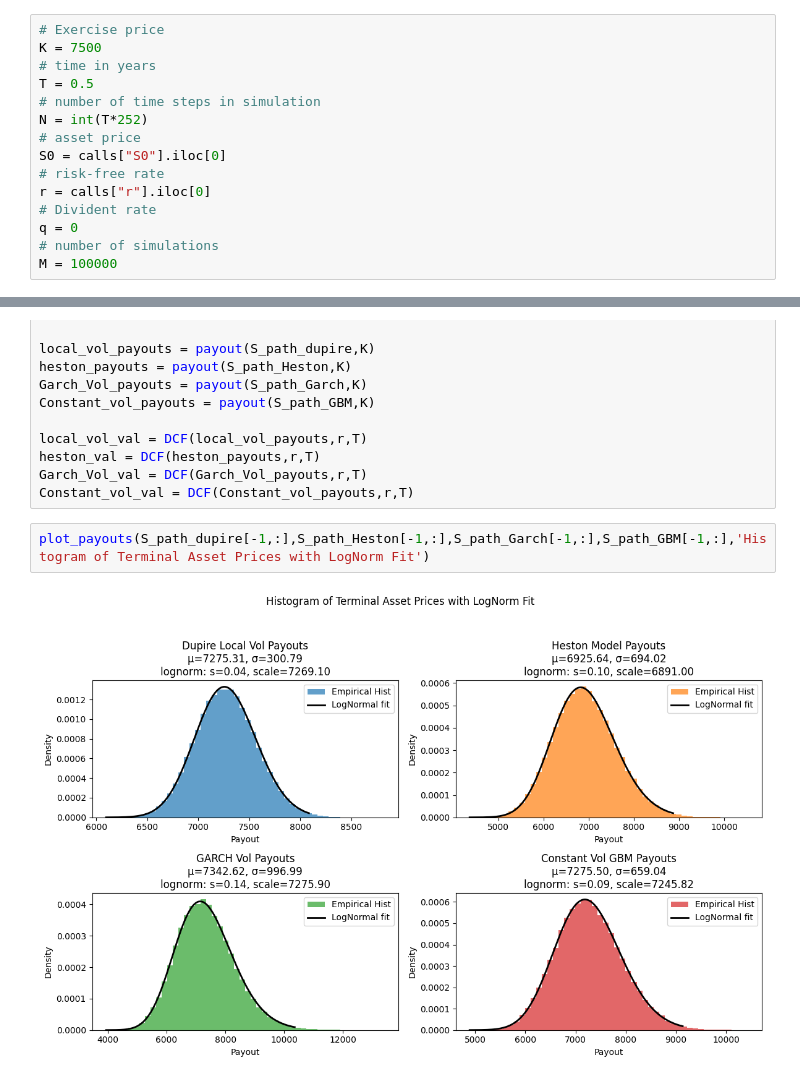
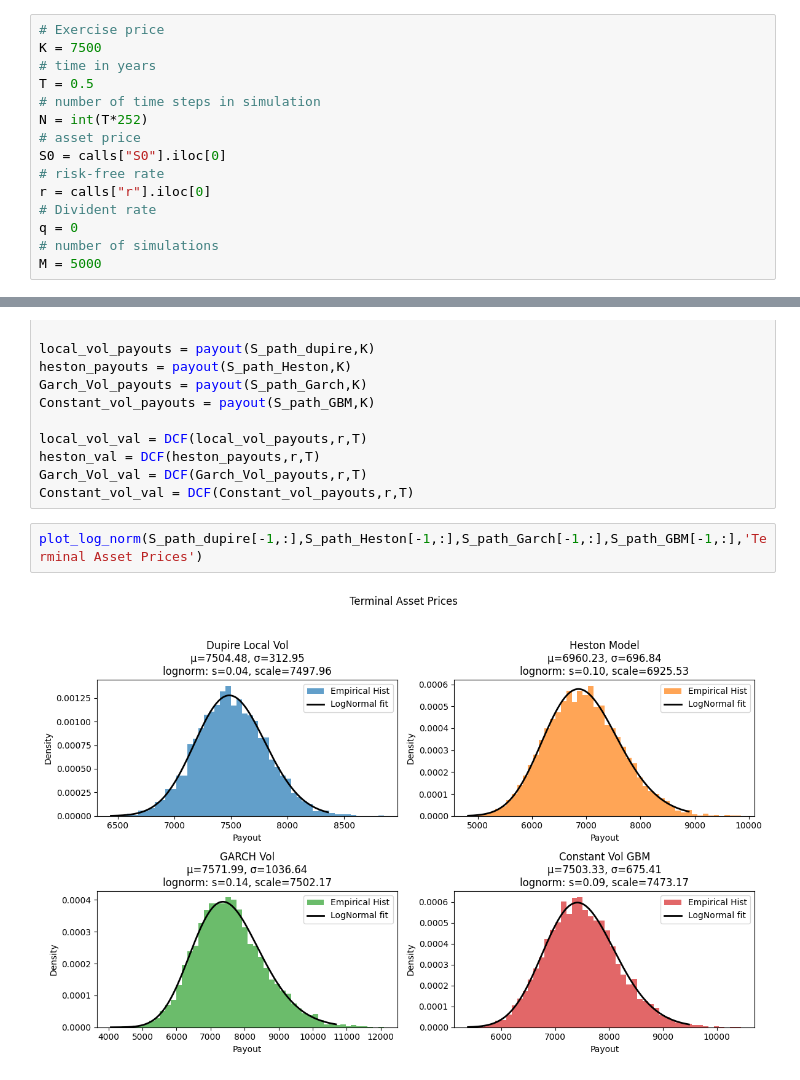
Before and after one commit to StevenYang23/MonteCarloOptionPricing, a Jupyter notebook: main.ipynb, the cells around one changed output, grey strips where cells are left out. Drawn from its saved outputs; the diff is of its cells as text.

```diff
--- a/main.ipynb
+++ b/main.ipynb
@@ -138,7 +137,7 @@ r = calls["r"].iloc[0]
 # Divident rate
 q = 0
 # number of simulations
-M = 100000
+M = 5000
 # %% [markdown]
 ## Plot Paths
 # %%
@@ -173,7 +172,7 @@ heston_val = DCF(heston_payouts,r,T)
 Garch_Vol_val = DCF(Garch_Vol_payouts,r,T)
 Constant_vol_val = DCF(Constant_vol_payouts,r,T)
 # %%
-plot_payouts(S_path_dupire[-1,:],S_path_Heston[-1,:],S_path_Garch[-1,:],S_path_GBM[-1,:],'Histogram of Terminal Asset Prices with LogNorm Fit')
+plot_log_norm(S_path_dupire[-1,:],S_path_Heston[-1,:],S_path_Garch[-1,:],S_path_GBM[-1,:],'Terminal Asset Prices')
 # %% [output]
-[figure, old version]
+[figure, new version]
 # %%
```
Also changed, not shown: parts of 8 cells of this notebook, 2 other files.
